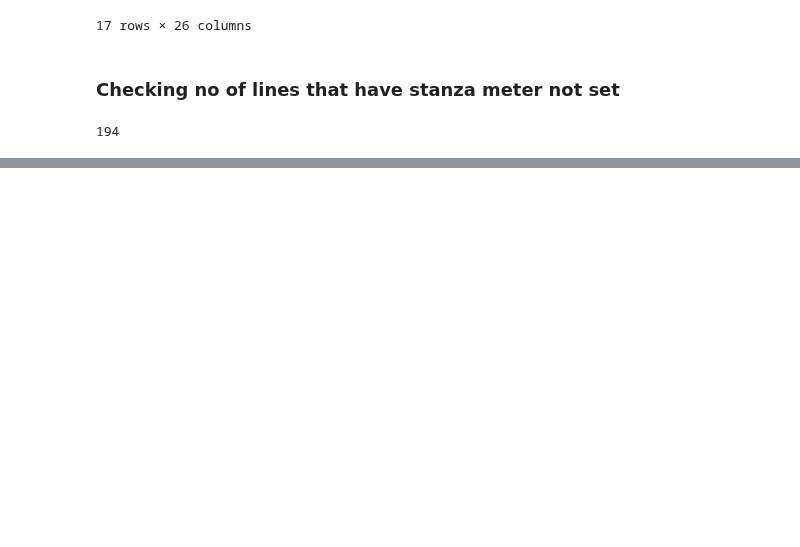
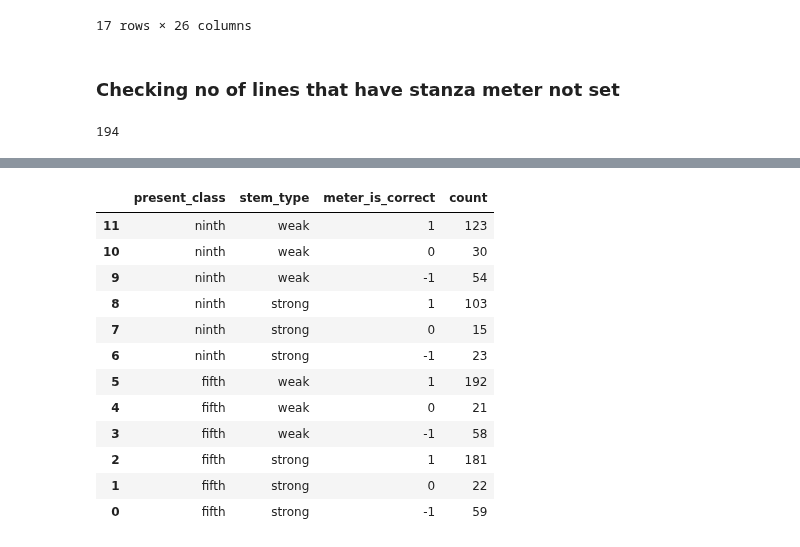
Before and after one commit to anupdhml/sanskrit_ninth_class_meter, a Jupyter notebook: 5_verse_lines_with_meter.ipynb, the cells around one changed output, grey strips where cells are left out. Cells and saved outputs as stored; diff of their text form; code cells hidden in the pictures; blank space fills up the shorter version.

Commit message:
Add results summary for notebooks on verse lines
Signed-off-by: Anup Dhamala <anupdhml+git@gmail.com>

```diff
--- a/5_verse_lines_with_meter.ipynb
+++ b/5_verse_lines_with_meter.ipynb
@@ -283,0 +286,4 @@ len(df_rv_lines_with_meter[COLUMNS_SELECTED].query('stanza_meter == ""'))
+# %%
+import pandas
+res_df_rv_lines_with_meter = pandas.read_csv("data/rv_lines_with_meter.csv", keep_default_na=False)
+res_df_rv_lines_with_meter.head()
@@ -283,0 +298,19 @@ len(df_rv_lines_with_meter[COLUMNS_SELECTED].query('stanza_meter == ""'))
+# %%
+res_df_rv_lines_with_meter \
+    .groupby(["present_class", "stem_type", "meter_is_correct"]) \
+    .size().to_frame("count").reset_index() \
+    .sort_values(["present_class", "stem_type", "meter_is_correct"], ascending=[False, False, False])
+# %% [output]
+|  | present_class | stem_type | meter_is_correct | count |
+| 11 | ninth | weak | 1 | 123 |
+| 10 | ninth | weak | 0 | 30 |
+| 9 | ninth | weak | -1 | 54 |
+| 8 | ninth | strong | 1 | 103 |
+| 7 | ninth | strong | 0 | 15 |
+| 6 | ninth | strong | -1 | 23 |
+| 5 | fifth | weak | 1 | 192 |
+| 4 | fifth | weak | 0 | 21 |
+| 3 | fifth | weak | -1 | 58 |
+| 2 | fifth | strong | 1 | 181 |
+| 1 | fifth | strong | 0 | 22 |
+| 0 | fifth | strong | -1 | 59 |
```
Also changed, not shown: parts of 2 cells of this notebook, 3 other files.
